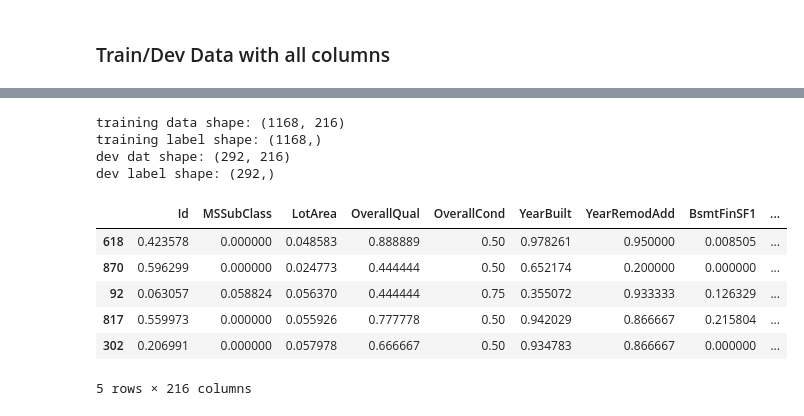
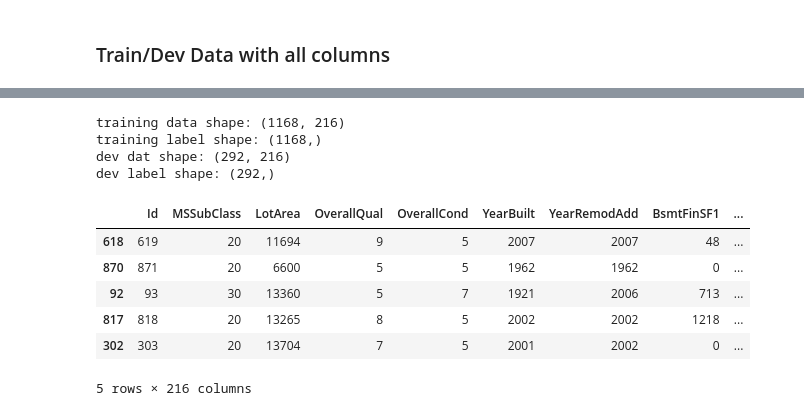
Before and after one commit to CSJohnLee/house_price_prediction, a Jupyter notebook: house_price_lee.ipynb, the cells around one changed output, grey strips where cells are left out. Saved outputs shown, nothing was run; the diff lists cells and outputs as text; code cells hidden in the pictures.

```diff
--- a/house_price_lee.ipynb
+++ b/house_price_lee.ipynb
@@ -367,37 +383,37 @@ train_df.shape
 # %%
 #Converted all categorical data to dummy variables
 #columns expanded from 62 to 216
 np.random.seed(0)
 
 dummies_df = pd.get_dummies(train_df)
-X=dummies_df.iloc[:,:-1]
-y=dummies_df.iloc[:,-1]
+X=dummies_df.drop(['SalePrice'],axis=1)
+y=dummies_df['SalePrice']
 
-#scale values between 0 and 1
-features=X.columns.values
-scaler=MinMaxScaler(feature_range=(0,1))
-scaler.fit(X)
-X=pd.DataFrame(scaler.transform(X))
-X.columns=features
+# #scale values between 0 and 1
+# features=X.columns.values
+# scaler=MinMaxScaler(feature_range=(0,1))
+# scaler.fit(X)
+# X=pd.DataFrame(scaler.transform(X))
+# X.columns=features
 
 
-train_data, dev_data, train_labels, dev_labels = train_test_split(X,y, test_size=0.2)
-print('training data shape:', train_data.shape)
-print('training label shape:', train_labels.shape)
-print('dev dat shape:',      dev_data.shape)
-print('dev label shape:',      dev_labels.shape)
-train_data.head()
+train_data_ac, dev_data_ac, train_labels_ac, dev_labels_ac = train_test_split(X,y, test_size=0.2)
+print('training data shape:', train_data_ac.shape)
+print('training label shape:', train_labels_ac.shape)
+print('dev dat shape:',      dev_data_ac.shape)
+print('dev label shape:',      dev_labels_ac.shape)
+train_data_ac.head()
 # %% [output]
 training data shape: (1168, 216)
 training label shape: (1168,)
 dev dat shape: (292, 216)
 dev label shape: (292,)
 |  | Id | MSSubClass | LotArea | OverallQual | OverallCond | YearBuilt | YearRemodAdd | BsmtFinSF1 | ... |
-| 618 | 0.423578 | 0.000000 | 0.048583 | 0.888889 | 0.50 | 0.978261 | 0.950000 | 0.008505 | ... |
-| 870 | 0.596299 | 0.000000 | 0.024773 | 0.444444 | 0.50 | 0.652174 | 0.200000 | 0.000000 | ... |
-| 92 | 0.063057 | 0.058824 | 0.056370 | 0.444444 | 0.75 | 0.355072 | 0.933333 | 0.126329 | ... |
-| 817 | 0.559973 | 0.000000 | 0.055926 | 0.777778 | 0.50 | 0.942029 | 0.866667 | 0.215804 | ... |
-| 302 | 0.206991 | 0.000000 | 0.057978 | 0.666667 | 0.50 | 0.934783 | 0.866667 | 0.000000 | ... |
+| 618 | 619 | 20 | 11694 | 9 | 5 | 2007 | 2007 | 48 | ... |
+| 870 | 871 | 20 | 6600 | 5 | 5 | 1962 | 1962 | 0 | ... |
+| 92 | 93 | 30 | 13360 | 5 | 7 | 1921 | 2006 | 713 | ... |
+| 817 | 818 | 20 | 13265 | 8 | 5 | 2002 | 2002 | 1218 | ... |
+| 302 | 303 | 20 | 13704 | 7 | 5 | 2001 | 2002 | 0 | ... |
 5 rows × 216 columns
 # %%
 # NOT SURE IF DONE CORRECTLY
```
Also changed, not shown: parts of 10 cells of this notebook.
